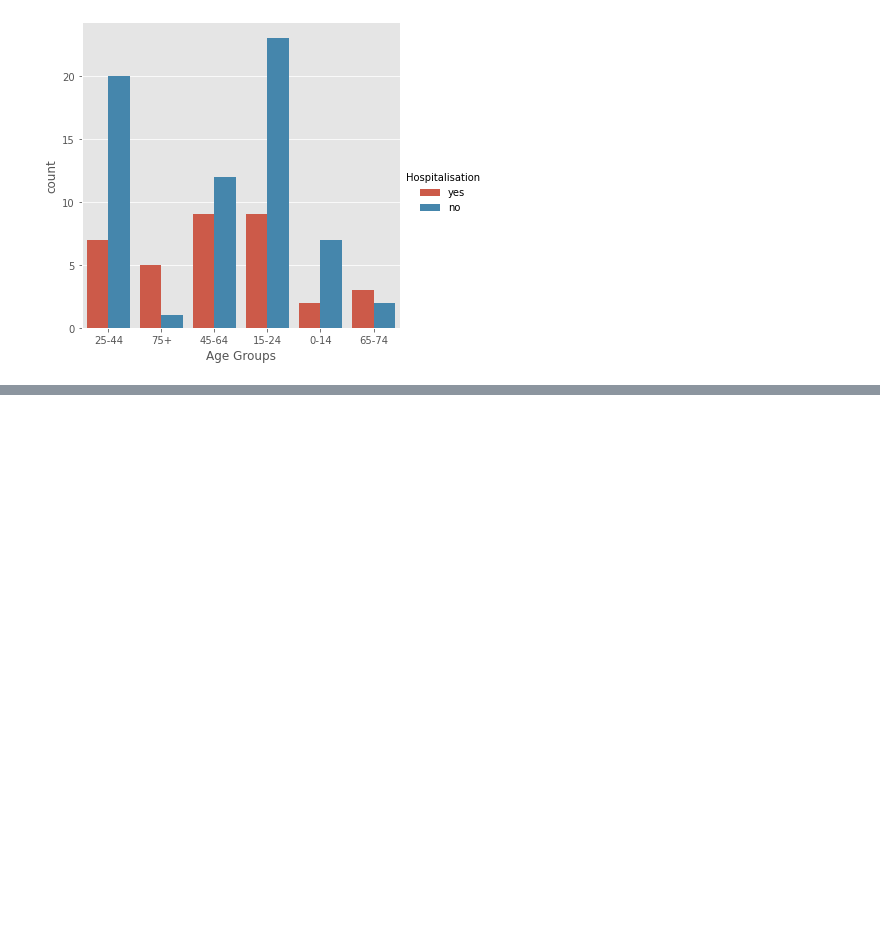
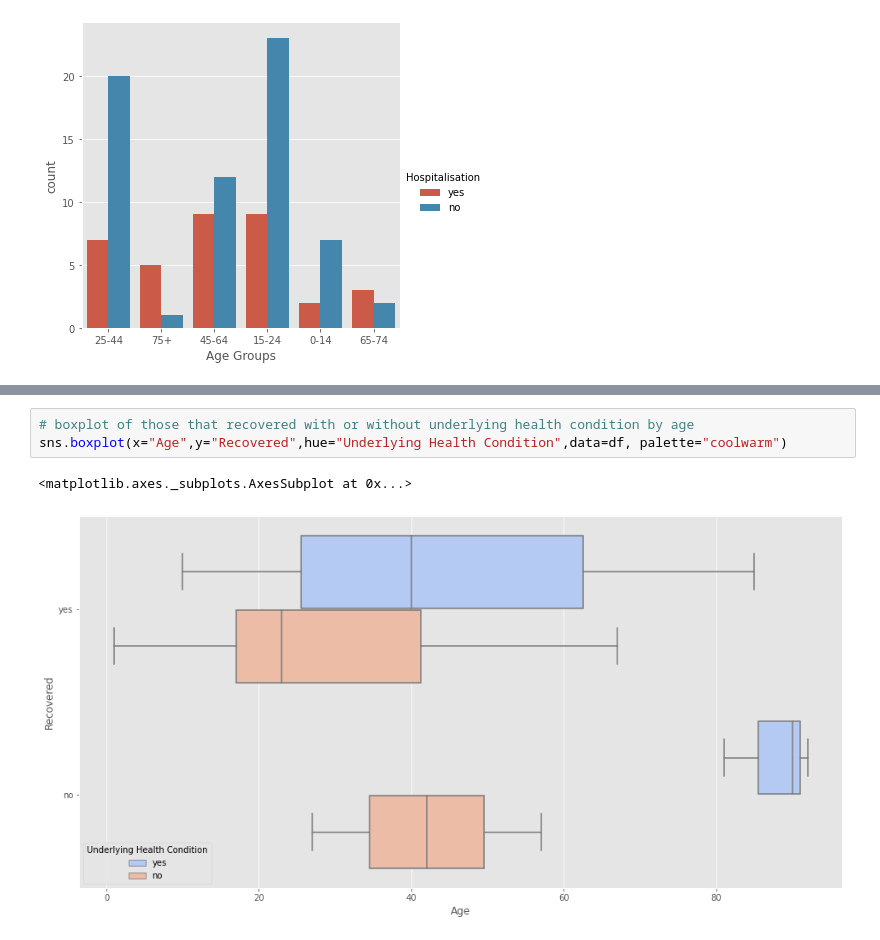
Before and after one commit to AineNicD/simulating-data, a Jupyter notebook: simulating-data.ipynb, the cells around one changed output, grey strips where cells are left out. Saved outputs shown, nothing was run; the diff lists cells and outputs as text; blank space fills up the shorter version.

```diff
--- a/simulating-data.ipynb
+++ b/simulating-data.ipynb
@@ -1010,0 +880,6 @@ Name: ICU, dtype: object
+# %%
+# boxplot of those that recovered with or without underlying health condition by age
+sns.boxplot(x="Age",y="Recovered",hue="Underlying Health Condition",data=df, palette="coolwarm")
+# %% [output]
+<matplotlib.axes._subplots.AxesSubplot at 0x...>
+[figure, added]
```
Also changed, not shown: parts of 68 cells of this notebook.
